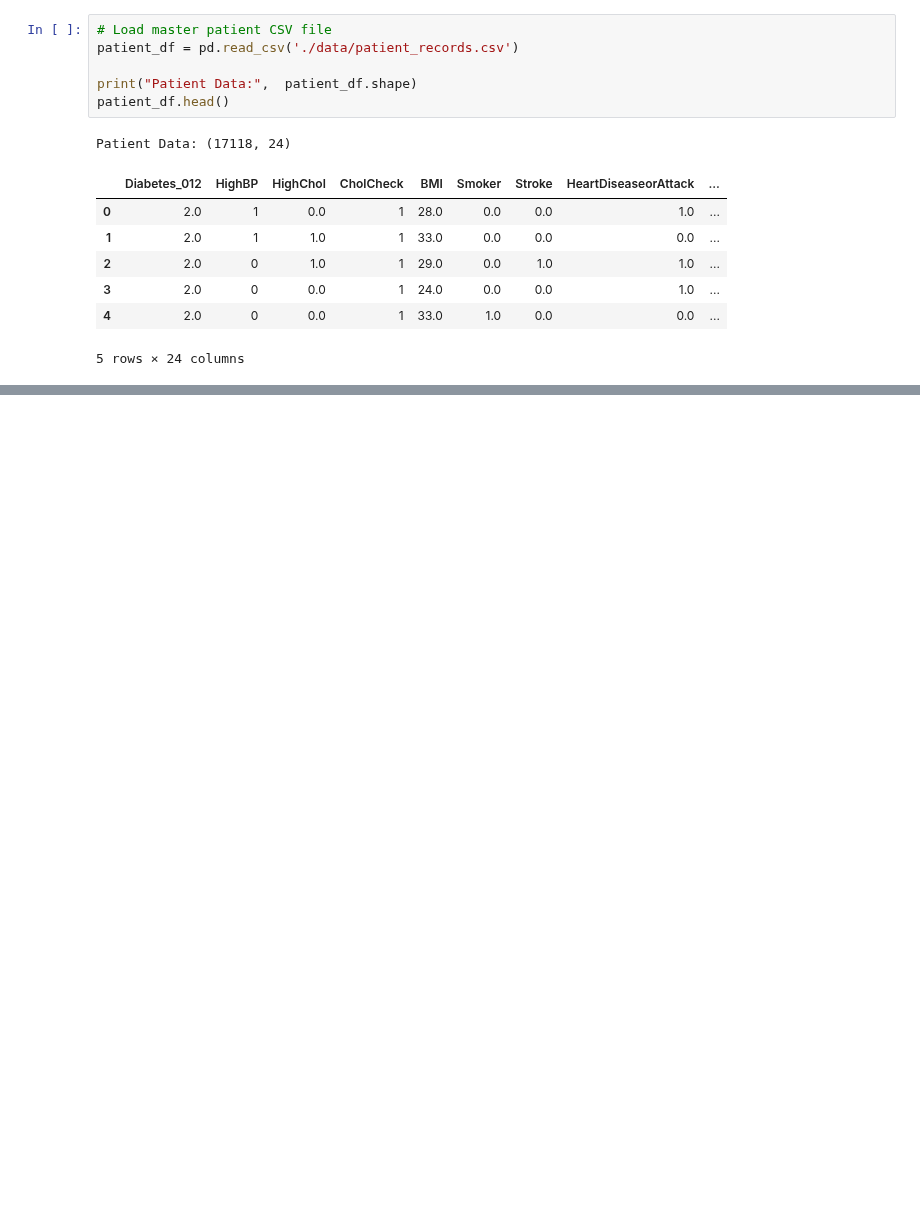
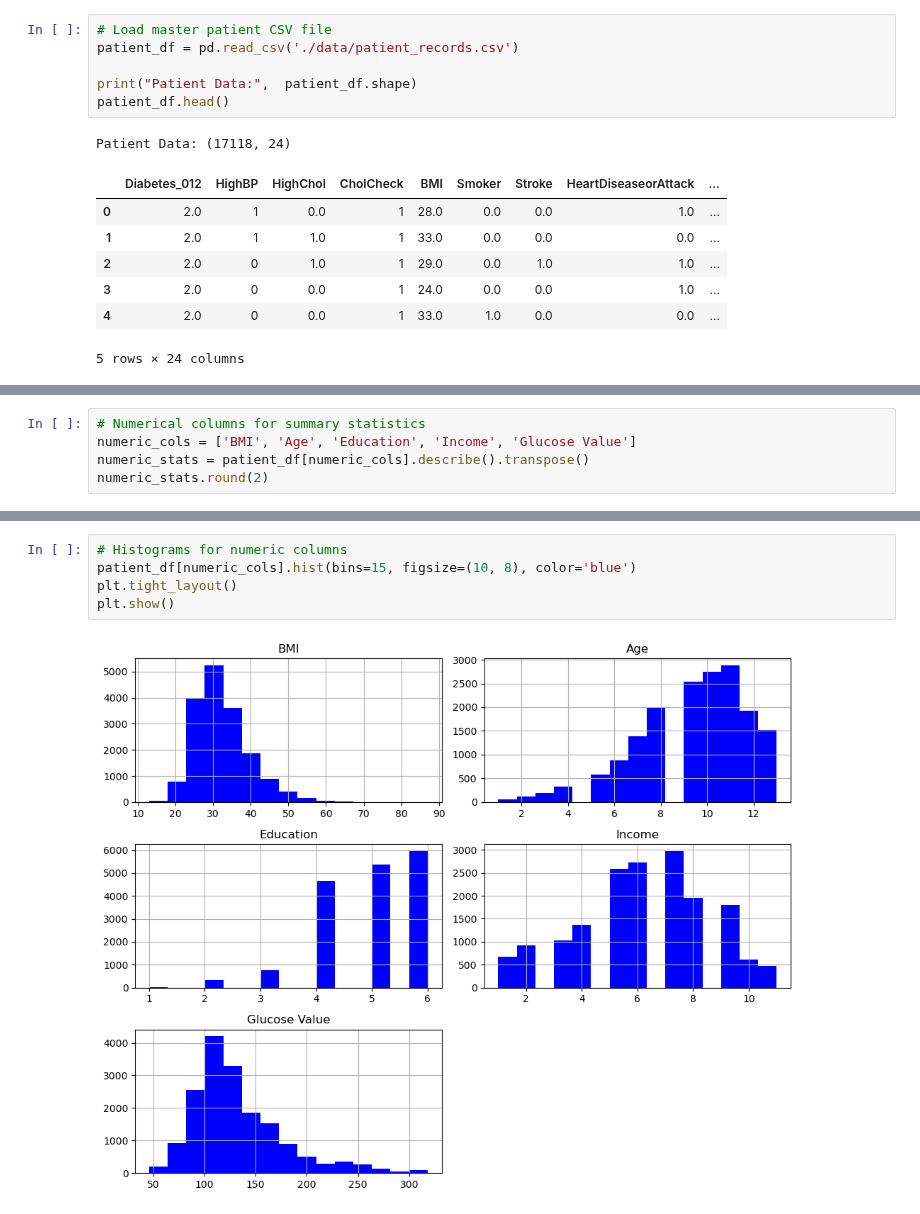
Before and after one commit to lvandine44/MADS-Capstone, a Jupyter notebook: 3-EDA and Preprocessing.ipynb, the cells around one changed output, grey strips where cells are left out. Cells and saved outputs as stored; diff of their text form; blank space fills up the shorter version.

Commit message:
patient EDA

```diff
--- a/3-EDA and Preprocessing.ipynb
+++ b/3-EDA and Preprocessing.ipynb
@@ -47,0 +106,5 @@ Patient Data: (17118, 24)
+# %%
+# Numerical columns for summary statistics
+numeric_cols = ['BMI', 'Age', 'Education', 'Income', 'Glucose Value']
+numeric_stats = patient_df[numeric_cols].describe().transpose()
+numeric_stats.round(2)
@@ -47,0 +118,7 @@ Patient Data: (17118, 24)
+# %%
+# Histograms for numeric columns
+patient_df[numeric_cols].hist(bins=15, figsize=(10, 8), color='blue')
+plt.tight_layout()
+plt.show()
+# %% [output]
+[figure, added]
```
Also changed, not shown: parts of 17 cells of this notebook.
